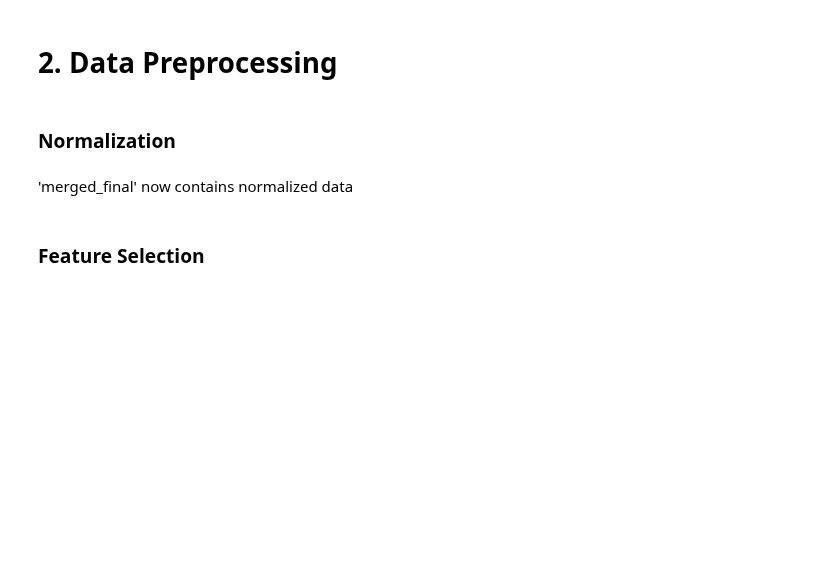
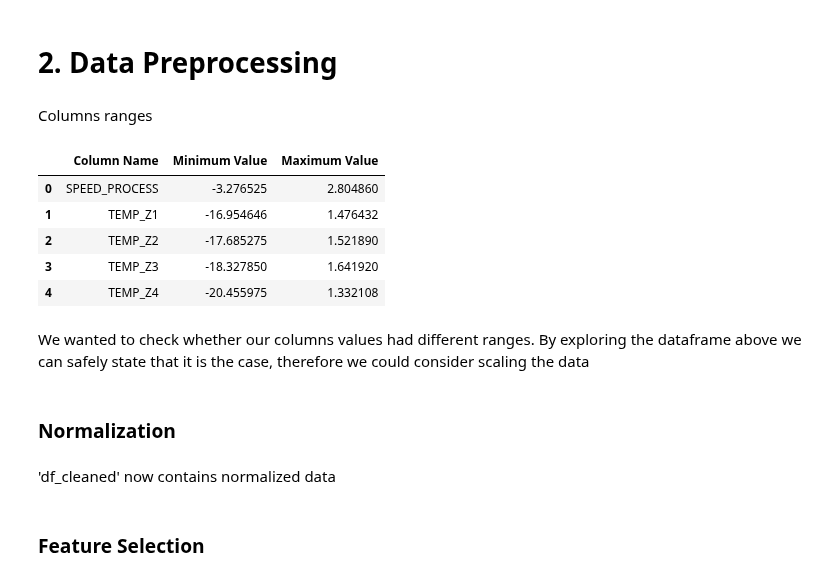
Before and after one commit to simoneassirelli/Machine-Learning-Fieldwork---G3, a Jupyter notebook: code.ipynb, the cells around one changed output. Cells and saved outputs as stored; diff of their text form; code cells hidden in the pictures; blank space fills up the shorter version.

```diff
--- a/code.ipynb
+++ b/code.ipynb
@@ -280,6 +280,33 @@ outlier_indices = list(set(outlier_indices))
 df_cleaned = merged_final.drop(outlier_indices)
 # %% [markdown]
 # 2. Data Preprocessing
+# %% [markdown]
+Columns ranges
+# %%
+# Initialize lists to store the data
+column_names = []
+min_values = []
+max_values = []
+
+# Iterate through each column in the DataFrame
+for column in df_cleaned.columns[3:]:
+    column_names.append(column)
+    min_values.append(df_cleaned[column].min())
+    max_values.append(df_cleaned[column].max())
+
+# Create a new DataFrame with the summary information
+ranges_df = pd.DataFrame({'Column Name': column_names, 'Minimum Value': min_values, 'Maximum Value': max_values})
+
+ranges_df.head(5)
+# %% [output]
+|  | Column Name | Minimum Value | Maximum Value |
+| 0 | SPEED_PROCESS | -3.276525 | 2.804860 |
+| 1 | TEMP_Z1 | -16.954646 | 1.476432 |
+| 2 | TEMP_Z2 | -17.685275 | 1.521890 |
+| 3 | TEMP_Z3 | -18.327850 | 1.641920 |
+| 4 | TEMP_Z4 | -20.455975 | 1.332108 |
+# %% [markdown]
+We wanted to check whether our columns values had different ranges. By exploring the dataframe above we can safely state that it is the case, therefore we could consider scaling the data
 # %% [markdown]
 ### Normalization
 # %%
@@ -297,7 +324,7 @@ numeric_cols = [col for col in numeric_cols if col not in defect_columns if col
 
 df_cleaned[numeric_cols] = scaler.fit_transform(df_cleaned[numeric_cols])
 # %% [markdown]
-'merged_final' now contains normalized data
+'df_cleaned' now contains normalized data
 # %% [markdown]
 ### Feature Selection
 # %% [markdown]
```
